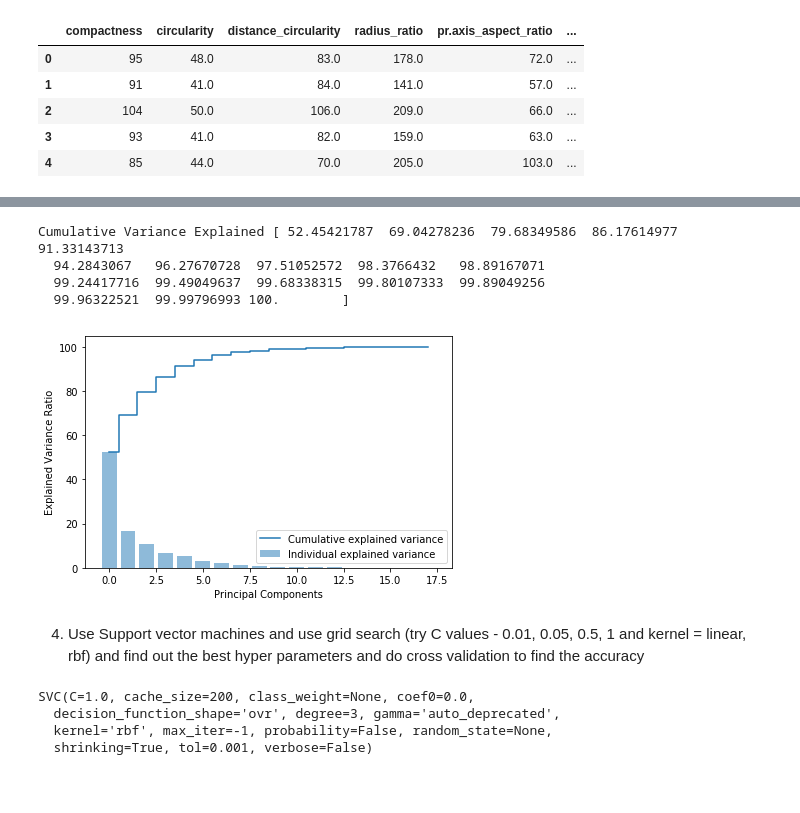
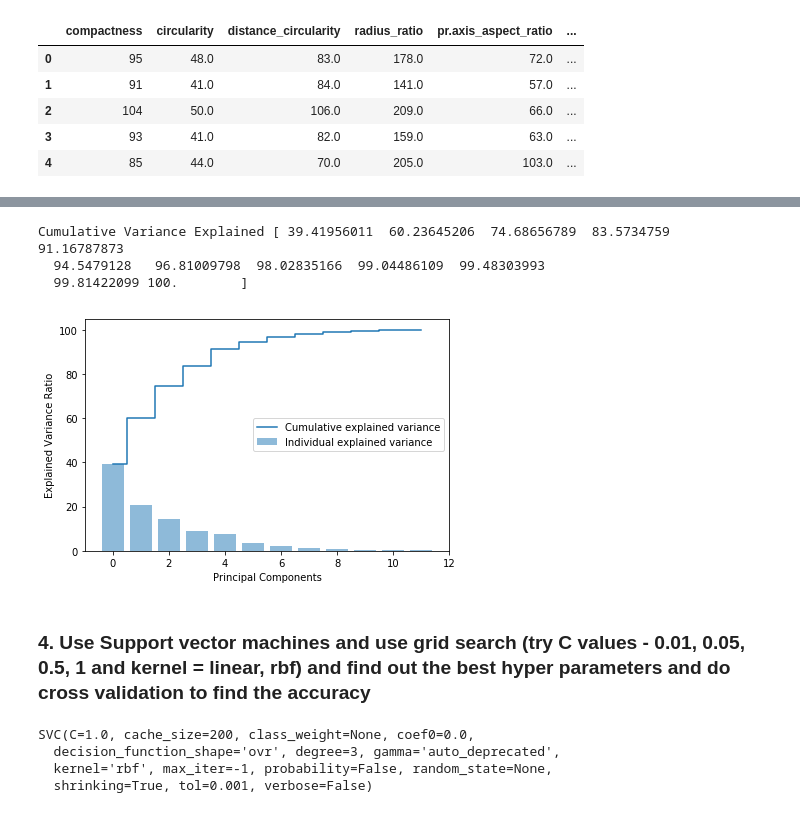
Before and after one commit to GreatLearningAIML1/bangalore-feb-batch-manishkumaraiml, a Jupyter notebook: Unsupervised_Learning_R5_Project2.ipynb, the cells around one changed output, grey strips where cells are left out. Saved outputs shown, nothing was run; the diff lists cells and outputs as text; code cells hidden in the pictures; blank space fills up the shorter version.

```diff
--- a/Unsupervised_Learning_R5_Project2.ipynb
+++ b/Unsupervised_Learning_R5_Project2.ipynb
@@ -166,3 +166,5 @@ vehicle_df.head()
 # %%
 X = vehicle_df.drop(['class'], axis=1)
 y = vehicle_df["class"]
+# %%
+corr = X.corr()
@@ -168,0 +189,12 @@ y = vehicle_df["class"]
+# %%
+# Identify Highly Correlated Features and dropping them
+# reference: https://chrisalbon.com/machine_learning/feature_selection/drop_highly_correlated_features/
+features = np.full((corr.shape[0],), True, dtype=bool)
+for i in range(corr.shape[0]):
+    for j in range(i+1, corr.shape[0]):
+        if corr.iloc[i,j] >= 0.9:
+            if features[j]:
+                features[j] = False
+selected_features = X.columns[features]
+X_1 = X[selected_features]
+X_1.shape
@@ -170,7 +204,7 @@ y = vehicle_df["class"]
 # We transform (centralize) the entire X (independent variable data) to zscores through transformation. We will create the PCA dimensions
 # on this distribution.
 sc = StandardScaler()
-X_std =  sc.fit_transform(X)
+X_std =  sc.fit_transform(X_1)
 cov_matrix = np.cov(X_std.T)
 print('Covariance Matrix \n%s', cov_matrix)
 # %% [output]
@@ -229,21 +297,20 @@ var_exp = [( i /tot ) * 100 for i in sorted(eig_vals, reverse=True)]
 cum_var_exp = np.cumsum(var_exp)
 print("Cumulative Variance Explained", cum_var_exp)
 # %% [output]
-Cumulative Variance Explained [ 52.45421787  69.04278236  79.68349586  86.17614977  91.33143713
-  94.2843067   96.27670728  97.51052572  98.3766432   98.89167071
-  99.24417716  99.49049637  99.68338315  99.80107333  99.89049256
-  99.96322521  99.99796993 100.        ]
+Cumulative Variance Explained [ 39.41956011  60.23645206  74.68656789  83.5734759   91.16787873
+  94.5479128   96.81009798  98.02835166  99.04486109  99.48303993
+  99.81422099 100.        ]
 # %%
 plt.figure(figsize=(6 , 4))
-plt.bar(range(0,18), var_exp, alpha = 0.5, align = 'center', label = 'Individual explained variance')
-plt.step(range(0,18), cum_var_exp, where='mid', label = 'Cumulative explained variance')
+plt.bar(range(0,12), var_exp, alpha = 0.5, align = 'center', label = 'Individual explained variance')
+plt.step(range(0,12), cum_var_exp, where='mid', label = 'Cumulative explained variance')
 plt.ylabel('Explained Variance Ratio')
 plt.xlabel('Principal Components')
 plt.legend(loc = 'best')
 plt.tight_layout()
 plt.show()
 # %% [output]
-[figure, old version]
+[figure, new version]
 # %%
 P_reduce = np.array(eigvectors_sorted[0:6])   # Reducing from 18 to 6 dimension space so that this covers 95% of explained varaince
 
@@ -257,7 +324,7 @@ test_size = 0.30 # taking 70:30 training and test set
 seed = 7  # Random numbmer seeding for reapeatability of the code
 X_train, X_test, y_train, y_test = model_selection.train_test_split(Proj_data_df, y, test_size=test_size, random_state=seed)
 # %% [markdown]
-4. Use Support vector machines and use grid search (try C values - 0.01, 0.05, 0.5, 1 and kernel = linear, rbf) and find out the best hyper parameters and do cross validation to find the accuracy
+### 4. Use Support vector machines and use grid search (try C values - 0.01, 0.05, 0.5, 1 and kernel = linear, rbf) and find out the best hyper parameters and do cross validation to find the accuracy
 # %%
 from sklearn.svm import SVC
 # %%
```
Also changed, not shown: parts of 27 cells of this notebook.
